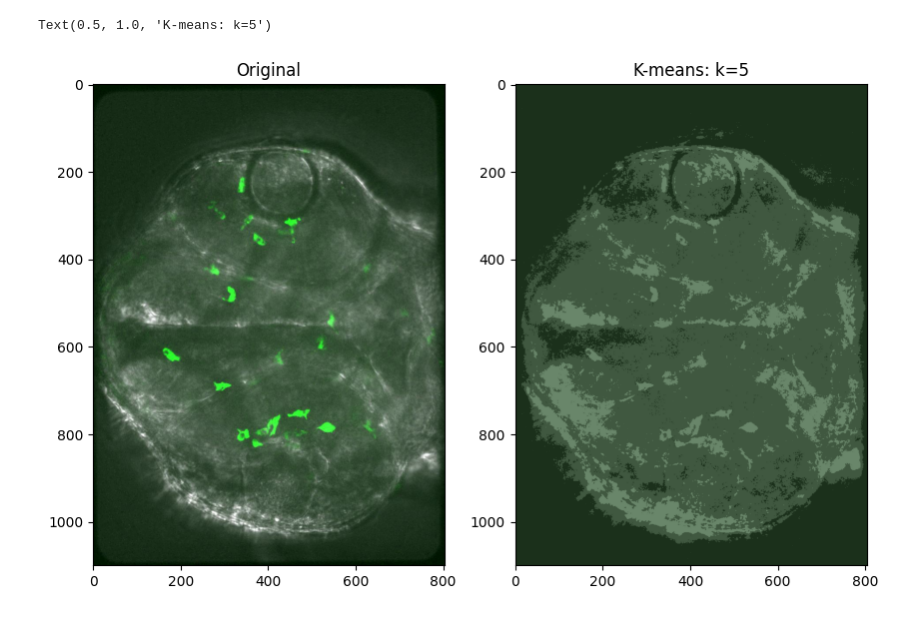
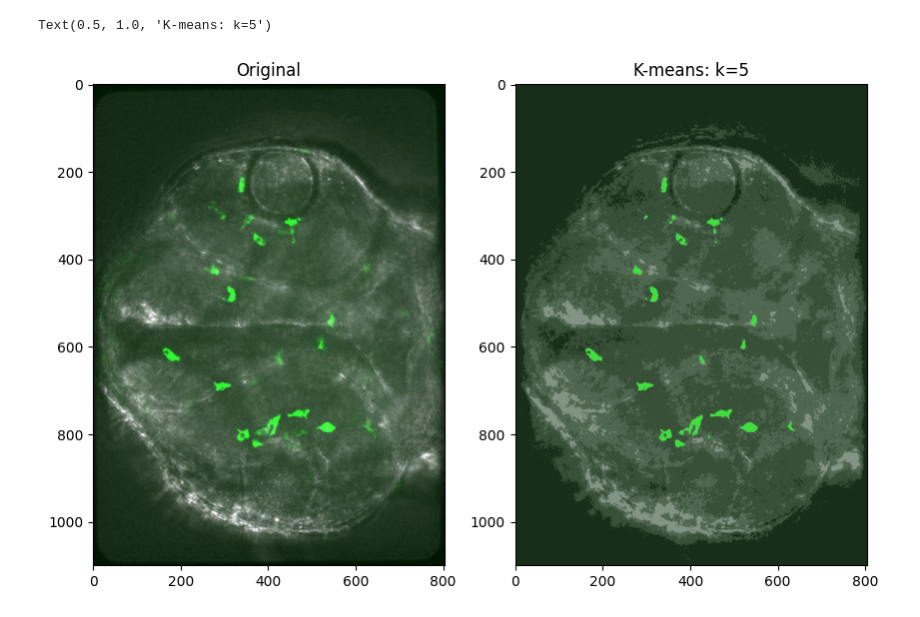
Before and after one commit to Dan-Blanchette/Python_4ML, a Jupyter notebook: Final_Project/k_means/k_means_segementation.ipynb, the cells around one changed output. Drawn from its saved outputs; the diff is of its cells as text; code cells hidden in the pictures.

Commit message:
updated images to be side by side

```diff
--- a/Final_Project/k_means/k_means_segementation.ipynb
+++ b/Final_Project/k_means/k_means_segementation.ipynb
@@ -29,36 +29,36 @@ img2 = np.float32(img2)
 criteria = (cv2.TERM_CRITERIA_EPS + cv2.TERM_CRITERIA_MAX_ITER, 10, 1.0)
 
 # Clusters
-k = 2
+k = 5
 
 attempts = 10
 
 # returns compactness of cluster
 # returns labels
 # center of the cluster (centroid)
 # Can use K-means PP_CENTERS OR RANDOM_CENTERS
 ret, label, center = cv2.kmeans(img2, k, None, criteria, 10, cv2.KMEANS_PP_CENTERS)
 
 # center of each cluster
 center = np.uint8(center)
 
 res = center[label.flatten()]
 # conver the dimensions back to image
 res2 = res.reshape((img.shape))
 
 cv2.imwrite('1segemented.png',res2)
 
 seg = cv2.imread('1segemented.png')
 
 fig.add_subplot(rows, cols, 1)
 
 plt.imshow(img)
 # plt.axis('off')
 plt.title("Original")
 
 fig.add_subplot(rows, cols, 2)
 plt.imshow(seg)
 plt.title('K-means: k=5')
 # %% [output]
 Text(0.5, 1.0, 'K-means: k=5')
-[figure, old version]
+[figure, new version]
```
